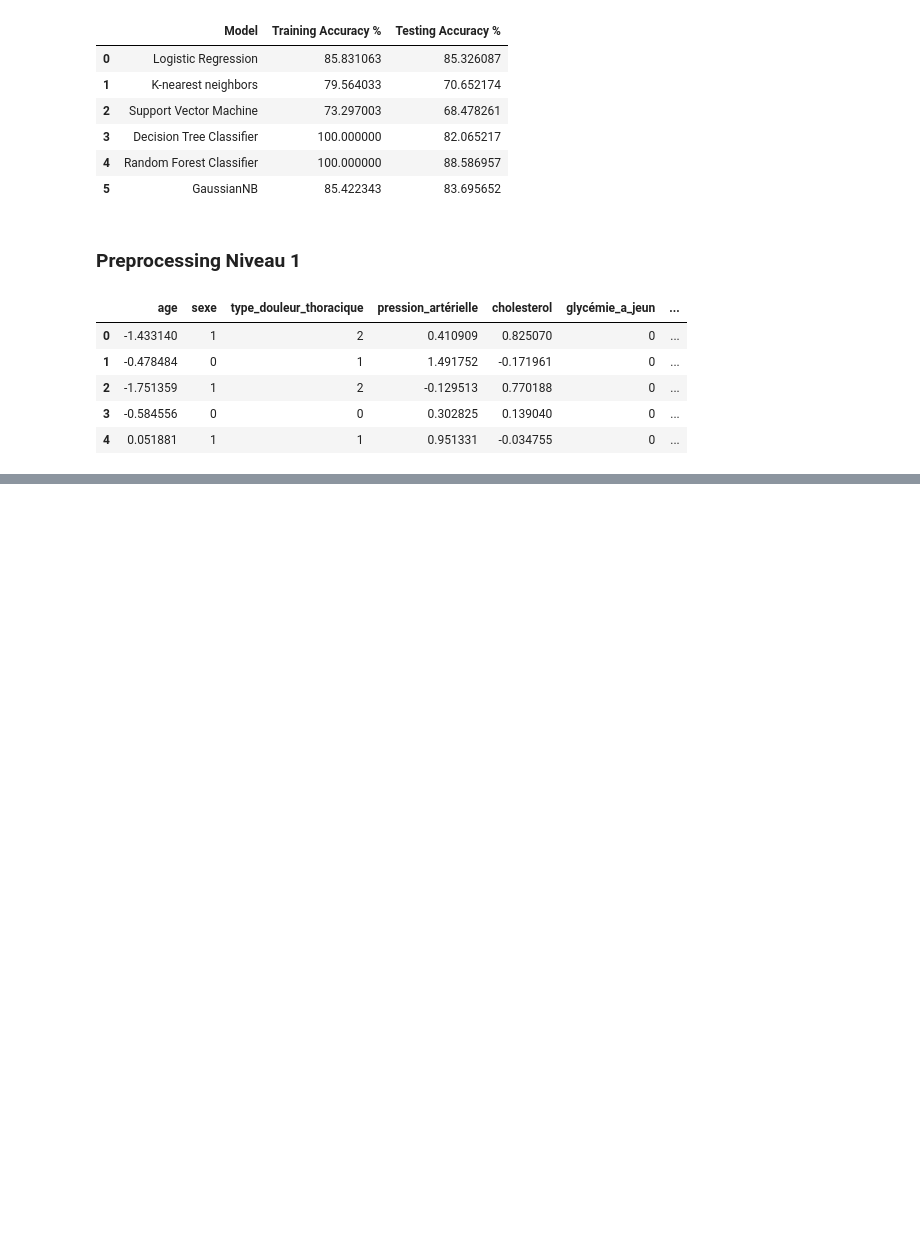
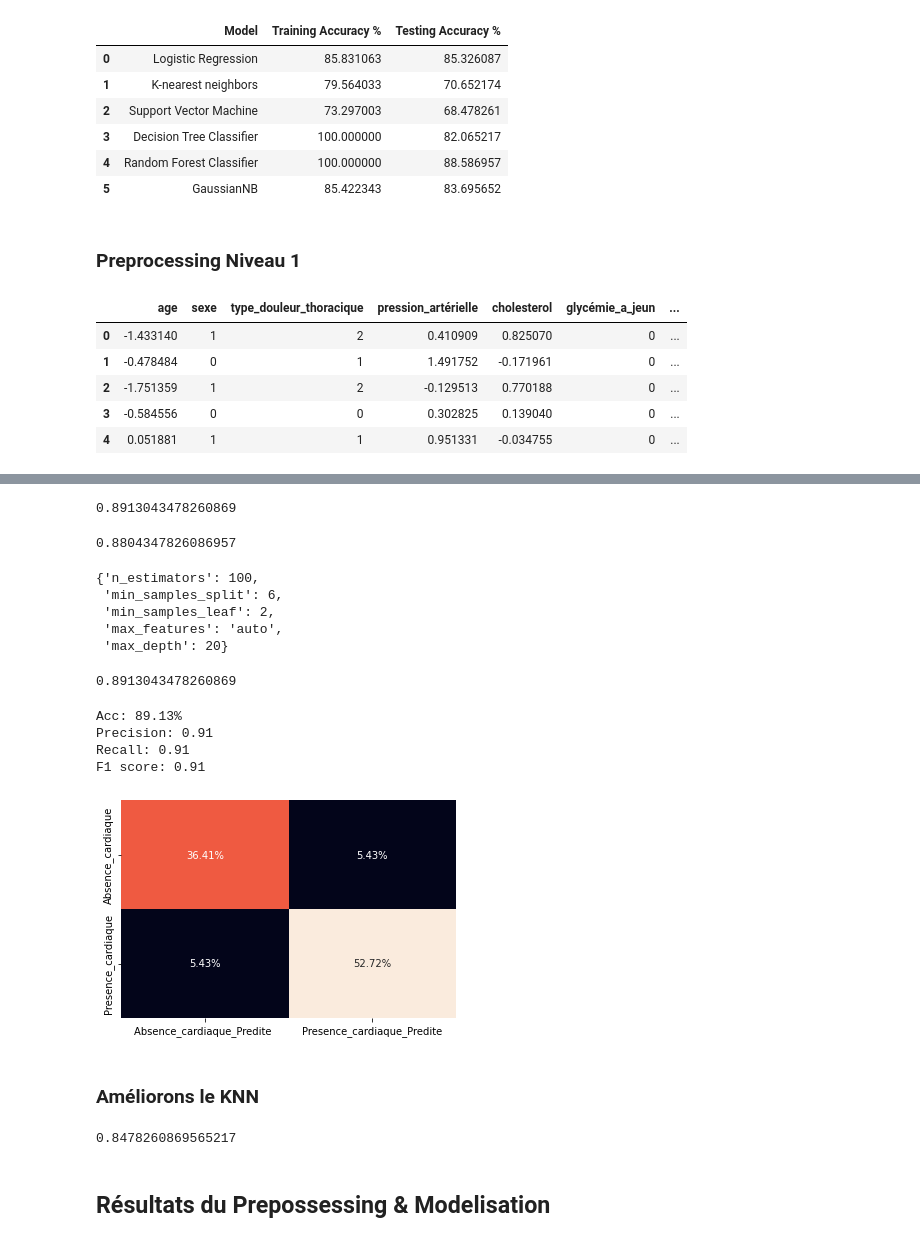
Before and after one commit to bkablam11/heat-eda, a Jupyter notebook: heart-prepo.ipynb, the cells around one changed output, grey strips where cells are left out. Drawn from its saved outputs; the diff is of its cells as text; code cells hidden in the pictures; blank space fills up the shorter version.

```diff
--- a/heart-prepo.ipynb
+++ b/heart-prepo.ipynb
@@ -431,0 +500,62 @@ plt.show()
+# %%
+RFCn = RandomForestClassifier()
+RFCn.fit(X_train, y_train)
+RFCn.score(X_test, y_test)
+# %% [output]
+0.8913043478260869
+# %%
+# Let's tune the RandomForest
+grid = {"n_estimators": [10, 50, 100, 200, 500],
+        "max_depth": [None, 5, 10, 20, 30],
+        "max_features": ["auto", "sqrt"],
+        "min_samples_split": [2, 4, 6],
+        "min_samples_leaf": [1, 2, 4]}
+
+clf = RandomForestClassifier(n_jobs=1)
+rs_clf = RandomizedSearchCV(estimator=clf,
+                            param_distributions=grid,
+                            n_iter=40,
+                            cv=5)
+
+# Fit random hyperparameter search model
+rs_clf.fit(X_train, y_train)
+rs_clf.score(X_test, y_test)
+# %% [output]
+0.8804347826086957
+# %%
+rs_clf.best_params_
+# %% [output]
+{'n_estimators': 100,
+ 'min_samples_split': 6,
+ 'min_samples_leaf': 2,
+ 'max_features': 'auto',
+ 'max_depth': 20}
+# %%
+clf_best = RandomForestClassifier(n_estimators=100, min_samples_leaf=6, min_samples_split=2, max_features="auto", max_depth=20)
+clf_best.fit(X_train, y_train)
+clf_best.score(X_test, y_test)
+# %% [output]
+0.8913043478260869
+# %%
+y_preds_n = clf_best.predict(X_test)
+# %%
+evaluate_preds(y_test, y_preds_n);
+conf_mat = confusion_matrix(y_test, y_preds_n)
+sns.heatmap(conf_mat/np.sum(conf_mat), fmt='.2%', annot=True, cbar=False,yticklabels=["Absence_cardiaque", "Presence_cardiaque"],
+    xticklabels=["Absence_cardiaque_Predite ", "Presence_cardiaque_Predite"]);
+# %% [output]
+Acc: 89.13%
+Precision: 0.91
+Recall: 0.91
+F1 score: 0.91
+[figure, added]
+# %% [markdown]
+### Améliorons le KNN
+# %%
+KNNn = KNeighborsClassifier()
+KNNn.fit(X_train, y_train)
+KNNn.score(X_test, y_test)
+# %% [output]
+0.8478260869565217
+# %% [markdown]
+## Résultats du Prepossessing & Modelisation
```
Also changed, not shown: parts of 26 cells of this notebook.
